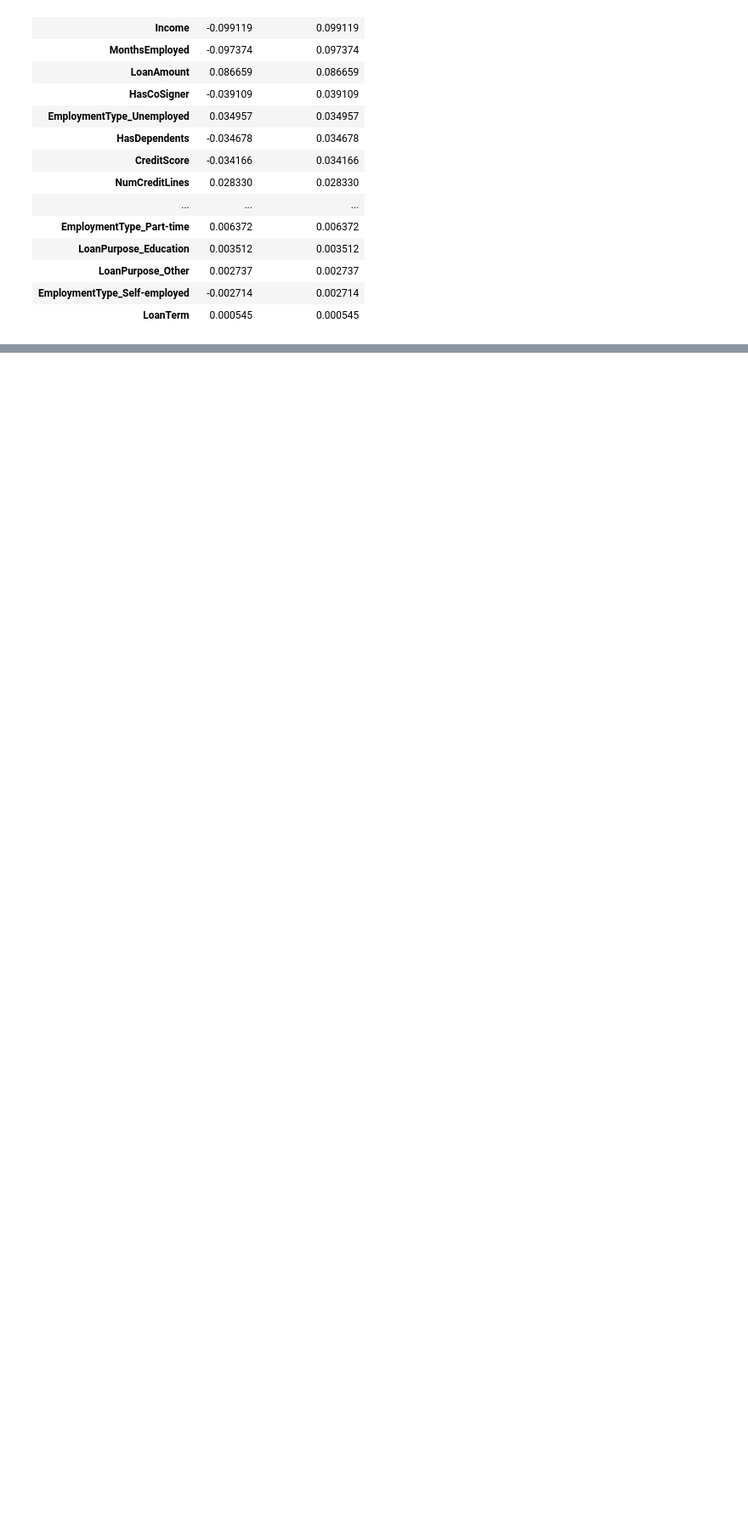
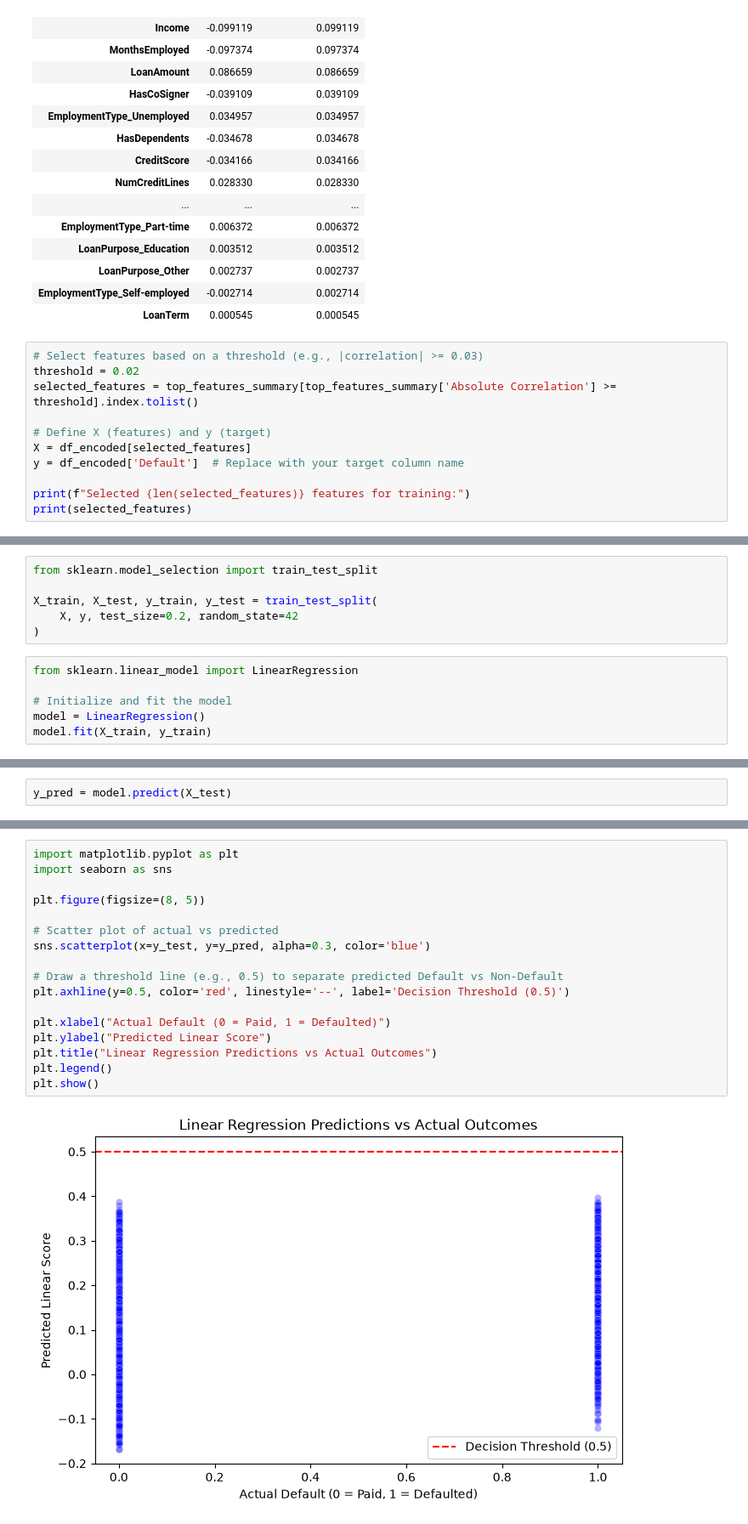
Before and after one commit to walruii/data_analytics, a Jupyter notebook: loan_analyse/main.ipynb, the cells around one changed output, grey strips where cells are left out. Shown at 85% size. Saved outputs shown, nothing was run; the diff lists cells and outputs as text; blank space fills up the shorter version.

Commit message:
loan with linear reg

```diff
--- a/loan_analyse/main.ipynb
+++ b/loan_analyse/main.ipynb
@@ -215,3 +185,14 @@ Top features related to Loan Default:
 | LoanPurpose_Other | 0.002737 | 0.002737 |
 | EmploymentType_Self-employed | -0.002714 | 0.002714 |
 | LoanTerm | 0.000545 | 0.000545 |
+# %%
+# Select features based on a threshold (e.g., |correlation| >= 0.03)
+threshold = 0.02
+selected_features = top_features_summary[top_features_summary['Absolute Correlation'] >= threshold].index.tolist()
+
+# Define X (features) and y (target)
+X = df_encoded[selected_features]
+y = df_encoded['Default']  # Replace with your target column name
+
+print(f"Selected {len(selected_features)} features for training:")
+print(selected_features)
@@ -217,0 +202,12 @@ Top features related to Loan Default:
+# %%
+from sklearn.model_selection import train_test_split
+
+X_train, X_test, y_train, y_test = train_test_split(
+    X, y, test_size=0.2, random_state=42
+)
+# %%
+from sklearn.linear_model import LinearRegression
+
+# Initialize and fit the model
+model = LinearRegression()
+model.fit(X_train, y_train)
@@ -217,0 +216,2 @@ Top features related to Loan Default:
+# %%
+y_pred = model.predict(X_test)
@@ -217,0 +244,19 @@ Top features related to Loan Default:
+# %%
+import matplotlib.pyplot as plt
+import seaborn as sns
+
+plt.figure(figsize=(8, 5))
+
+# Scatter plot of actual vs predicted
+sns.scatterplot(x=y_test, y=y_pred, alpha=0.3, color='blue')
+
+# Draw a threshold line (e.g., 0.5) to separate predicted Default vs Non-Default
+plt.axhline(y=0.5, color='red', linestyle='--', label='Decision Threshold (0.5)')
+
+plt.xlabel("Actual Default (0 = Paid, 1 = Defaulted)")
+plt.ylabel("Predicted Linear Score")
+plt.title("Linear Regression Predictions vs Actual Outcomes")
+plt.legend()
+plt.show()
+# %% [output]
+[figure, added]
```
Also changed, not shown: parts of 11 cells of this notebook.
